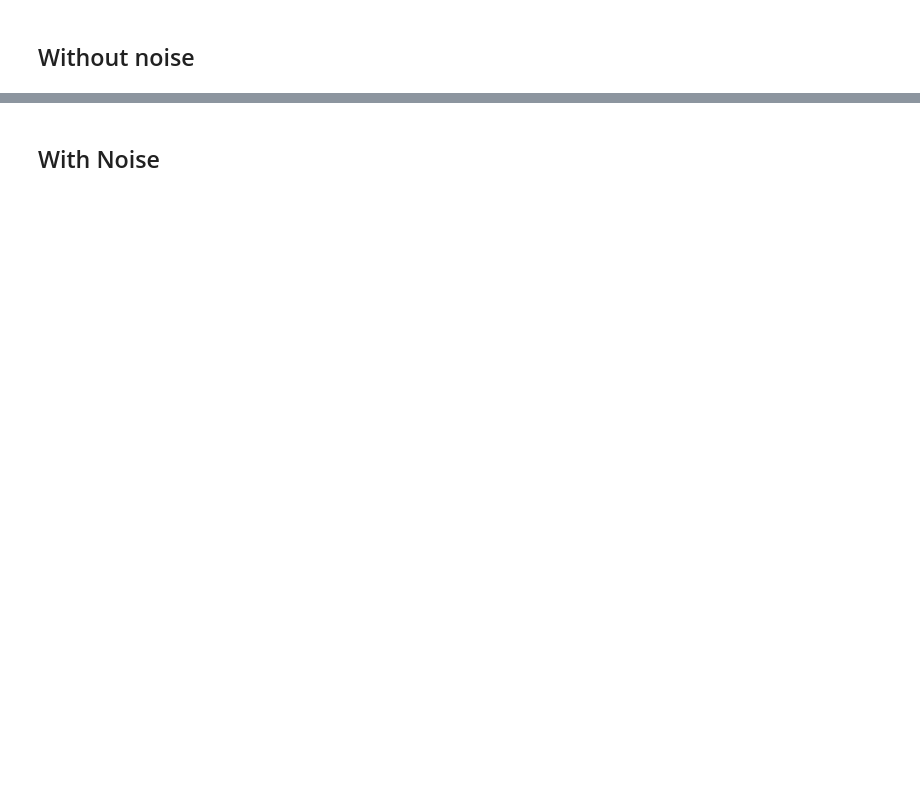
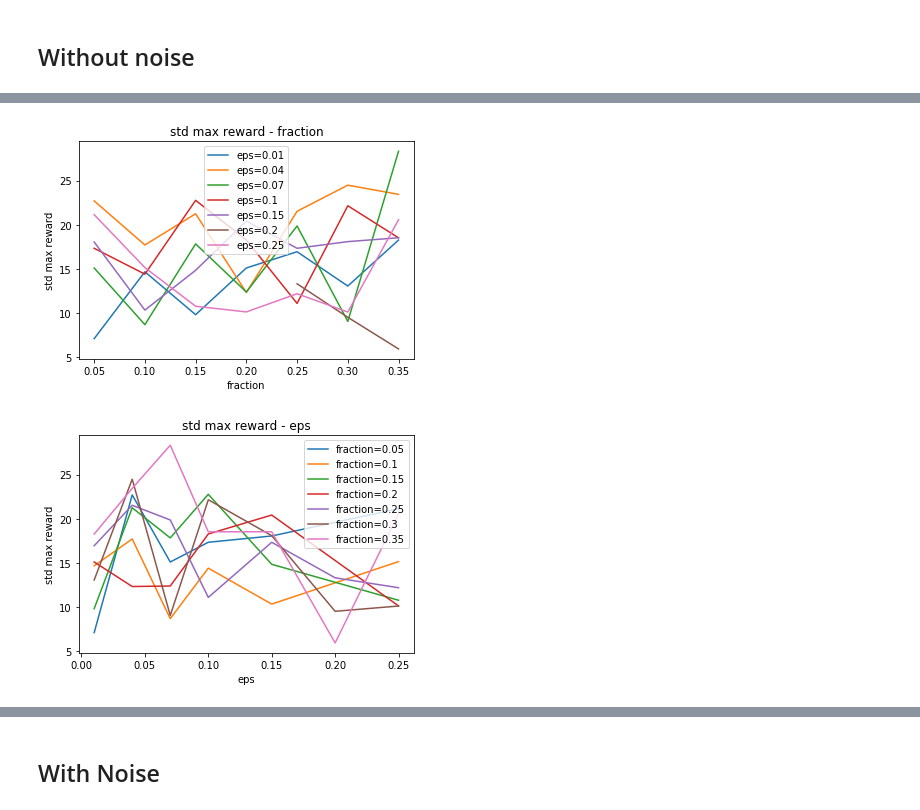
Before and after one commit to qifanz/baselines_GTL, a Jupyter notebook: baselines/deepq/plots.ipynb, the cells around one changed output, grey strips where cells are left out. Cells and saved outputs as stored; diff of their text form; code cells hidden in the pictures; blank space fills up the shorter version.

```diff
--- a/baselines/deepq/plots.ipynb
+++ b/baselines/deepq/plots.ipynb
@@ -205,0 +83,8 @@ ValueError: not enough values to unpack (expected 2, got 0)
+# %%
+
+
+plot(1,3,0)
+plot(0,3,1)
+# %% [output]
+[figure, added]
+[figure, added]
```
Also changed, not shown: parts of 13 cells of this notebook, 3 other files.
